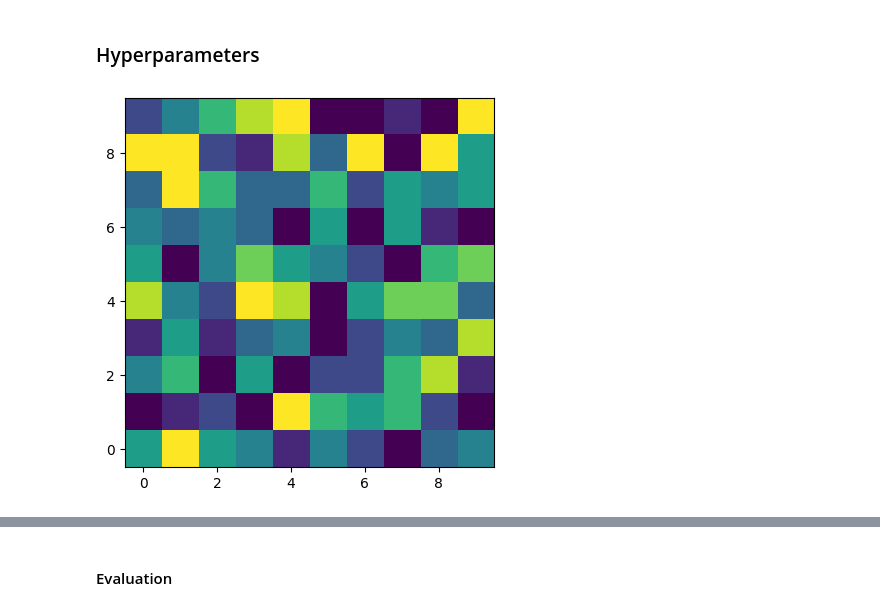
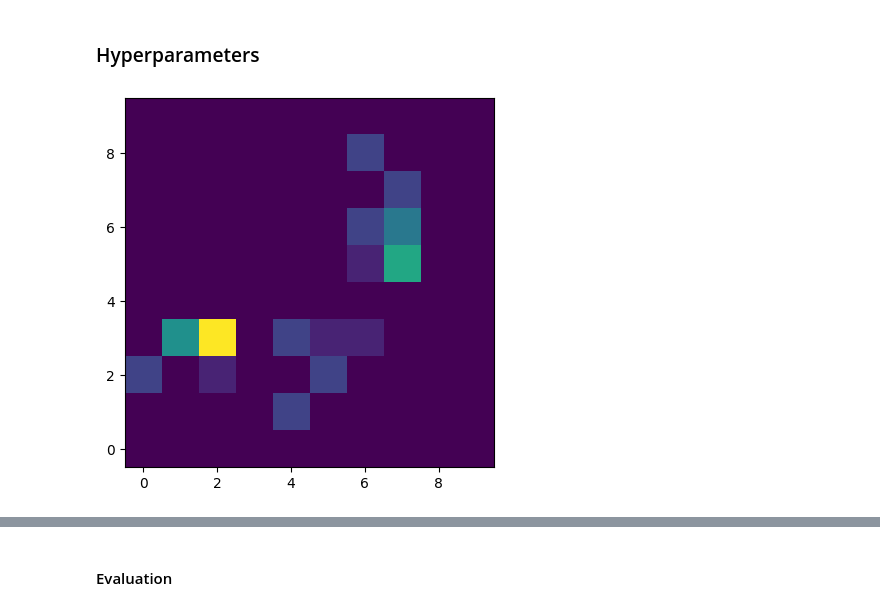
Before and after one commit to TheJoboReal/Bachelor, a Jupyter notebook: src/gym simple.ipynb, the cells around one changed output, grey strips where cells are left out. Drawn from its saved outputs; the diff is of its cells as text; code cells hidden in the pictures.

```diff
--- a/src/gym simple.ipynb
+++ b/src/gym simple.ipynb
@@ -283,8 +283,23 @@ class SAR_agent:
         location = info['agent_location']
         self.trajectory.append(location)
 
+    def mega_greedy_swarm_action(self, obs: dict) -> int:
 
-    def get_action_boltz(self, obs: dict, step) -> int:
+        # if np.random.random() < self.epsilon:
+        #     return self.env.action_space.sample()
+
+        visited_states_near = obs["visited_states_near"]
+        reward_near = obs["reward_near"]
+        nearby_agent = obs["nearby_agent"]
+
+        agent_state = tuple(visited_states_near.flatten()) + tuple(reward_near.flatten()) + tuple(nearby_agent.flatten())
+        # print(np.argmax(self.q_values[agent_state], "med argmax"))
+        # print(self.q_values[agent_state], "uden argmax")
+        return int(np.argmax(self.q_values[agent_state]))
+
+
+
+    def get_action_boltz(self, obs: dict) -> int:
         visited_states_near = obs["visited_states_near"]
         reward_near = obs["reward_near"]
         nearby_agent = obs["nearby_agent"]
@@ -334,6 +349,8 @@ class SAR_agent:
             nearby_agent = obs["nearby_agent"]
 
             agent_state = tuple(visited_states_near.flatten()) + tuple(reward_near.flatten()) + tuple(nearby_agent.flatten())
+
+
             return int(np.argmax(self.q_values[agent_state]))
 
 
@@ -591,7 +652,7 @@ class swarm:
 env = GridWorldEnv(size=SIZE)
 
 env.heatmap_env()
-env.random_env()
+#env.random_env()
 
 plt.imshow(env.world, cmap='viridis')
 plt.gca().invert_yaxis()
@@ -620,32 +681,32 @@ agent = SAR_agent(
 #     2,
 #     env=env,
 #     alpha=ALPHA,
 #     beta=BETA,
 #     gamma=GAMMA
 # )
 
 # agent3 = SAR_agent(
 #     3,
 #     env=env,
 #     alpha=ALPHA,
 #     beta=BETA,
 #     gamma=GAMMA
 # )
 
 # agent4 = SAR_agent(
 #     4,
 #     env=env,
 #     alpha=ALPHA,
 #     beta=BETA,
 #     gamma=GAMMA
 # )
 
 agents = []
 agents.append(agent)
 # agents.append(agent1)
 # agents.append(agent2)
 # agents.append(agent3)
 # agents.append(agent4)
 # %% [output]
-[figure, old version]
+[figure, new version]
 # %%
```
Also changed, not shown: parts of 7 cells of this notebook, 1 other file.
